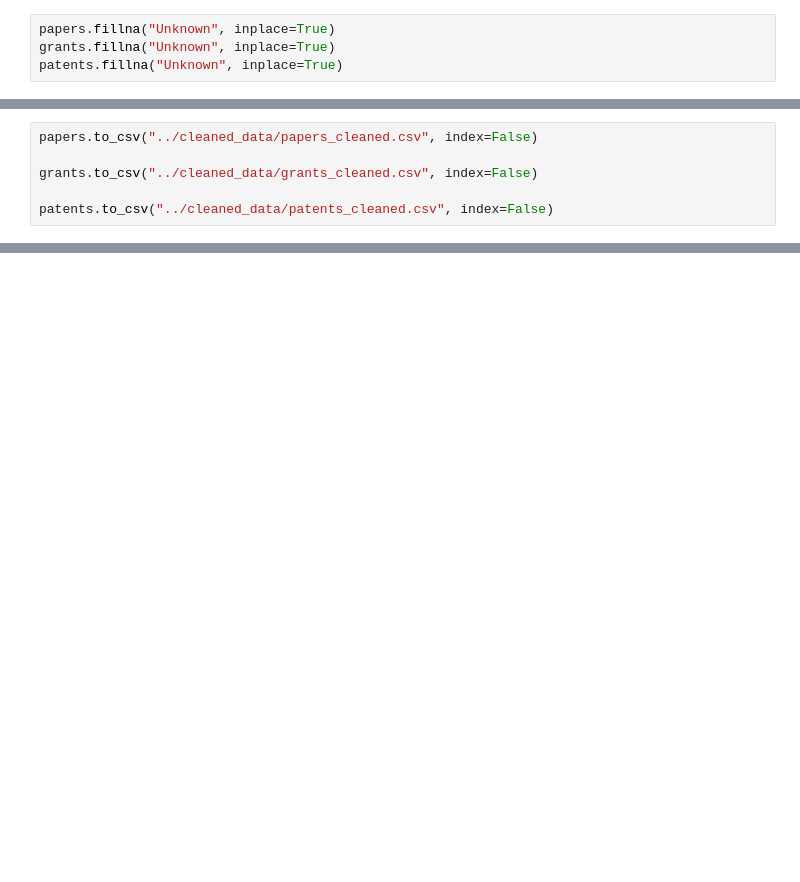
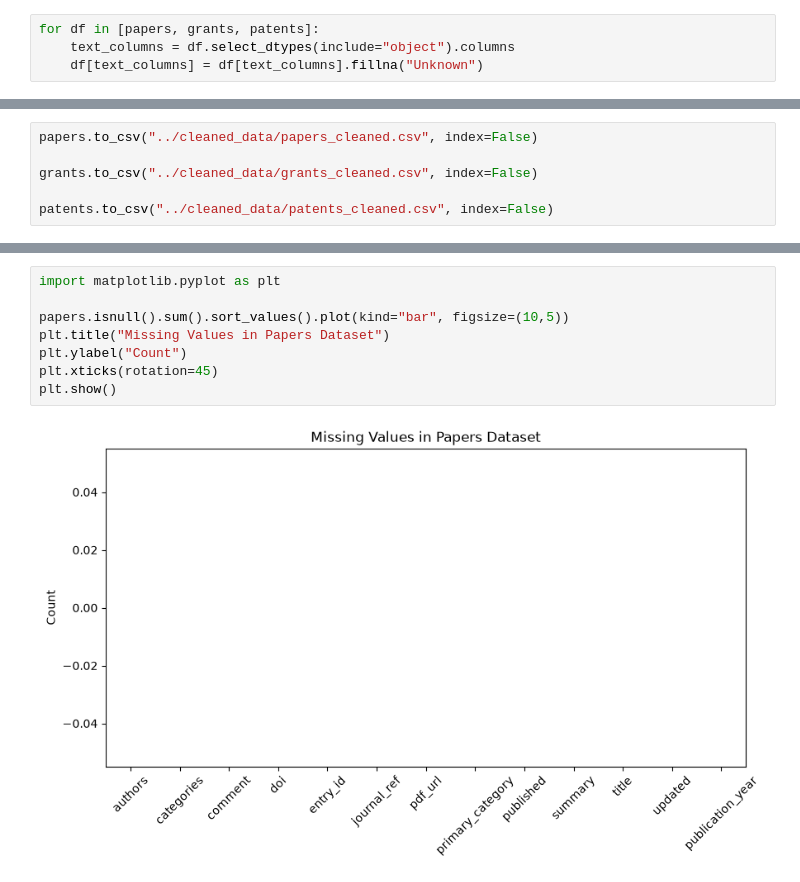
Before and after one commit to springboardmentor1/Research-Funding-Innovation-Intelligence-Platform, a Jupyter notebook: backend/notebooks/preprocessing.ipynb, the cells around one changed output, grey strips where cells are left out. Drawn from its saved outputs; the diff is of its cells as text; blank space fills up the shorter version.

```diff
--- a/backend/notebooks/preprocessing.ipynb
+++ b/backend/notebooks/preprocessing.ipynb
@@ -53,6 +220,6 @@ papers = papers.drop_duplicates()
 grants = grants.drop_duplicates()
 patents = patents.drop_duplicates()
 # %%
-papers.fillna("Unknown", inplace=True)
-grants.fillna("Unknown", inplace=True)
-patents.fillna("Unknown", inplace=True)
+for df in [papers, grants, patents]:
+    text_columns = df.select_dtypes(include="object").columns
+    df[text_columns] = df[text_columns].fillna("Unknown")
@@ -72,0 +346,10 @@ patents.to_csv("../cleaned_data/patents_cleaned.csv", index=False)
+# %%
+import matplotlib.pyplot as plt
+
+papers.isnull().sum().sort_values().plot(kind="bar", figsize=(10,5))
+plt.title("Missing Values in Papers Dataset")
+plt.ylabel("Count")
+plt.xticks(rotation=45)
+plt.show()
+# %% [output]
+[figure, added]
```
Also changed, not shown: parts of 35 cells of this notebook, 5 other files.
